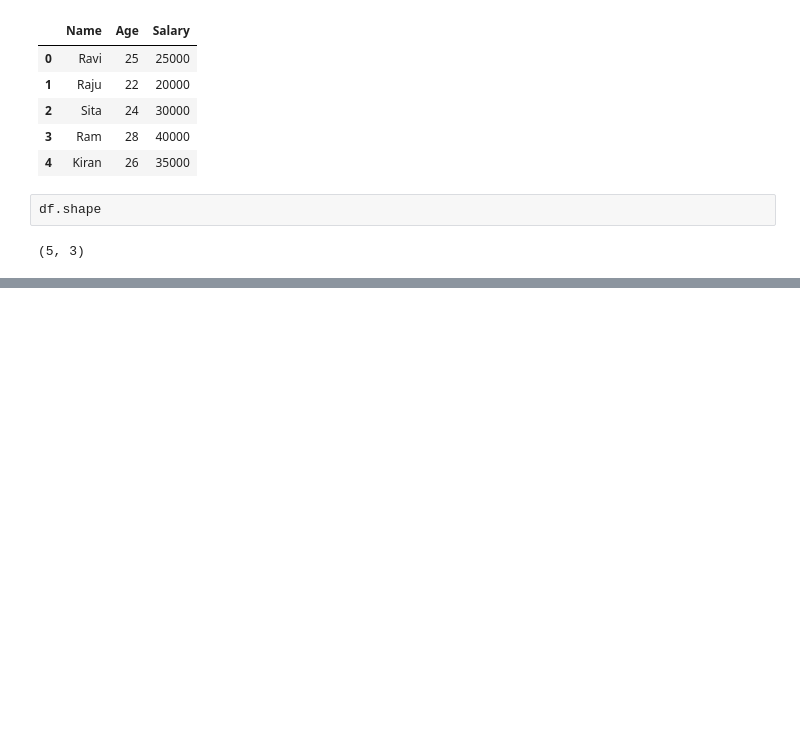
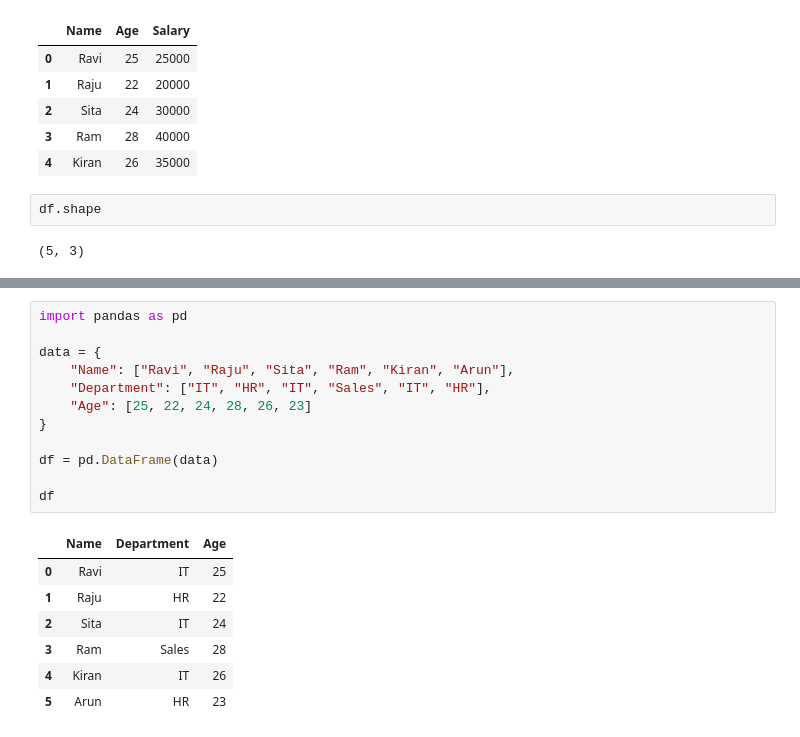
Before and after one commit to upendarreddyadla/Sprint-3-NumPy-Pandas, a Jupyter notebook: 06_Data_Inspection.ipynb, the cells around one changed output, grey strips where cells are left out. Saved outputs shown, nothing was run; the diff lists cells and outputs as text; blank space fills up the shorter version.

```diff
--- a/06_Data_Inspection.ipynb
+++ b/06_Data_Inspection.ipynb
@@ -484,0 +725,20 @@ df.shape
+# %%
+import pandas as pd
+
+data = {
+    "Name": ["Ravi", "Raju", "Sita", "Ram", "Kiran", "Arun"],
+    "Department": ["IT", "HR", "IT", "Sales", "IT", "HR"],
+    "Age": [25, 22, 24, 28, 26, 23]
+}
+
+df = pd.DataFrame(data)
+
+df
+# %% [output]
+|  | Name | Department | Age |
+| 0 | Ravi | IT | 25 |
+| 1 | Raju | HR | 22 |
+| 2 | Sita | IT | 24 |
+| 3 | Ram | Sales | 28 |
+| 4 | Kiran | IT | 26 |
+| 5 | Arun | HR | 23 |
```
Also changed, not shown: parts of 24 cells of this notebook.
